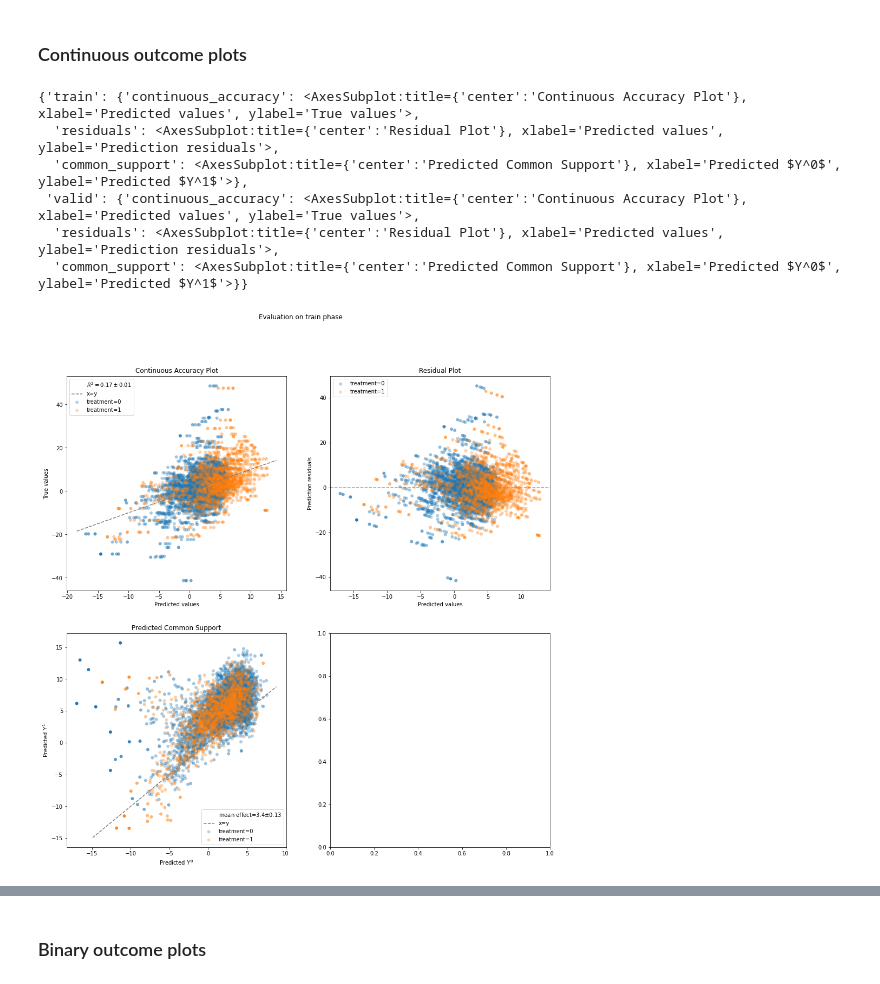
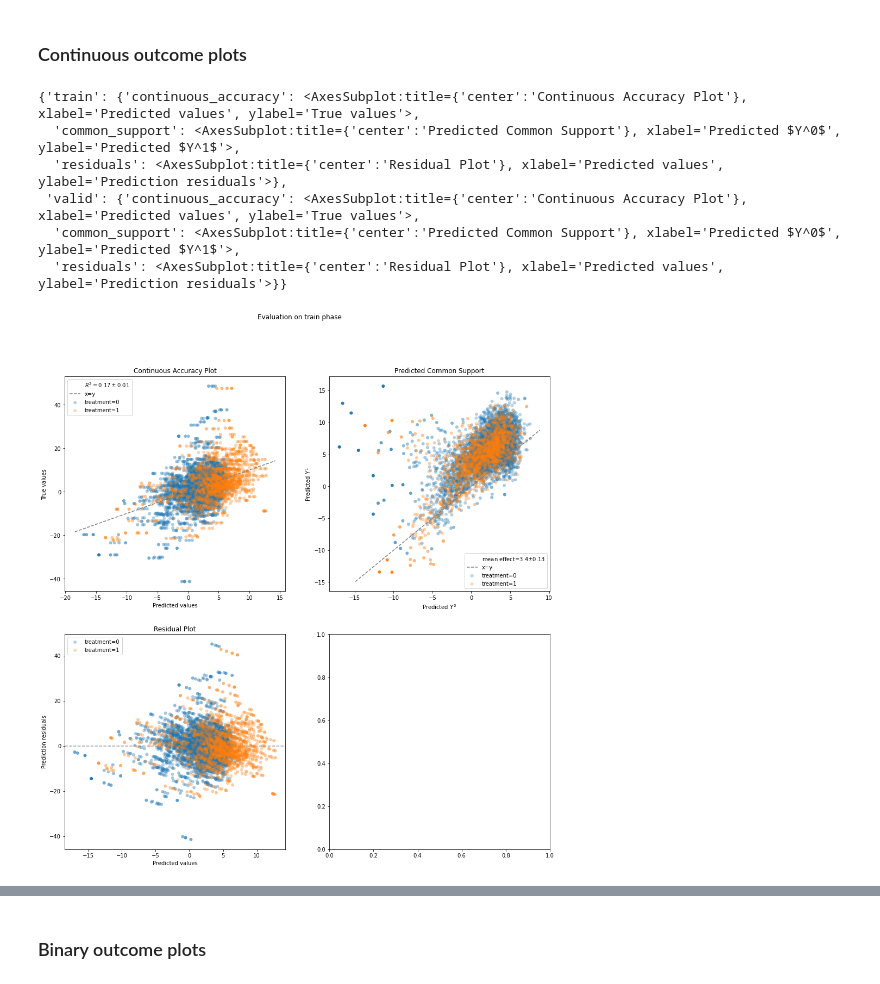
Before and after one commit to BiomedSciAI/causallib, a Jupyter notebook: examples/test_plots.ipynb, the cells around one changed output, grey strips where cells are left out. Cells and saved outputs as stored; diff of their text form; code cells hidden in the pictures.

```diff
--- a/examples/test_plots.ipynb
+++ b/examples/test_plots.ipynb
@@ -174,12 +148,12 @@ plot_evaluation_results(prop_results_cv, X=data.X, a=data.a, y=data.y)
 # %%
 cont_outcome_cv_results = evaluate(cont_std, data.X, data.a, data.y, cv="auto")
 assert cont_outcome_cv_results.all_plot_names == set(continuous_outcome_plots)
-plot_evaluation_results(cont_outcome_cv_results, X=data.X, a=data.a, y=data.y)
+plot_evaluation_results(cont_outcome_cv_results)
 # %% [output]
 {'train': {'continuous_accuracy': <AxesSubplot:title={'center':'Continuous Accuracy Plot'}, xlabel='Predicted values', ylabel='True values'>,
-  'residuals': <AxesSubplot:title={'center':'Residual Plot'}, xlabel='Predicted values', ylabel='Prediction residuals'>,
-  'common_support': <AxesSubplot:title={'center':'Predicted Common Support'}, xlabel='Predicted $Y^0$', ylabel='Predicted $Y^1$'>},
+  'common_support': <AxesSubplot:title={'center':'Predicted Common Support'}, xlabel='Predicted $Y^0$', ylabel='Predicted $Y^1$'>,
+  'residuals': <AxesSubplot:title={'center':'Residual Plot'}, xlabel='Predicted values', ylabel='Prediction residuals'>},
  'valid': {'continuous_accuracy': <AxesSubplot:title={'center':'Continuous Accuracy Plot'}, xlabel='Predicted values', ylabel='True values'>,
-  'residuals': <AxesSubplot:title={'center':'Residual Plot'}, xlabel='Predicted values', ylabel='Prediction residuals'>,
-  'common_support': <AxesSubplot:title={'center':'Predicted Common Support'}, xlabel='Predicted $Y^0$', ylabel='Predicted $Y^1$'>}}
+  'common_support': <AxesSubplot:title={'center':'Predicted Common Support'}, xlabel='Predicted $Y^0$', ylabel='Predicted $Y^1$'>,
+  'residuals': <AxesSubplot:title={'center':'Residual Plot'}, xlabel='Predicted values', ylabel='Prediction residuals'>}}
-[figure, old version]
+[figure, new version]
```
Also changed, not shown: parts of 8 cells of this notebook, 4 other files.
